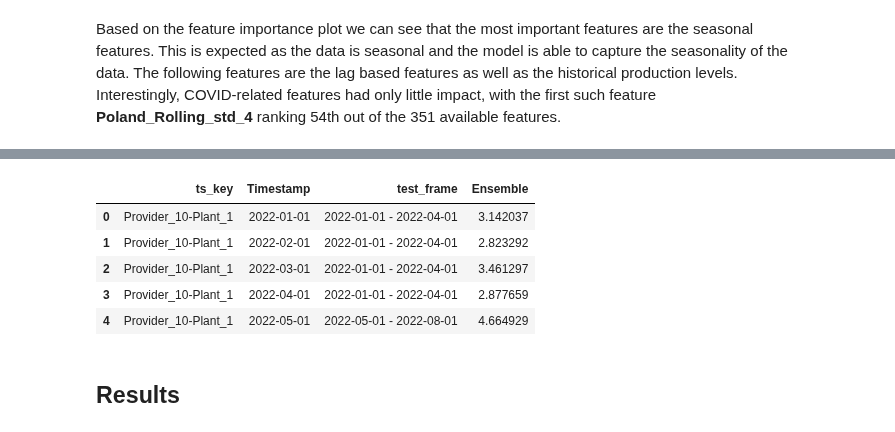
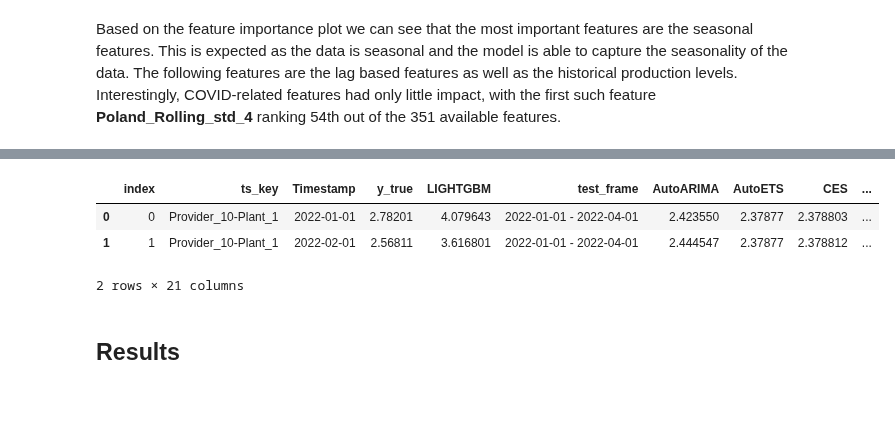
Before and after one commit to john2408/project_data_analytics, a Jupyter notebook: reports/report.ipynb, the cells around one changed output, grey strips where cells are left out. Saved outputs shown, nothing was run; the diff lists cells and outputs as text; code cells hidden in the pictures; blank space fills up the shorter version.

Commit message:
reducing report to 10 pages, models modules

```diff
--- a/reports/report.ipynb
+++ b/reports/report.ipynb
@@ -641,0 +395,2 @@ Object has been stored at ../models/stats_forecast.pkl.
+# %%
+lgbm_model, df_result_lgbm = main_lightgbm(df_timeseries_gold=df_timeseries_gold, shards=shards)
@@ -642,2 +408,3 @@ Object has been stored at ../models/stats_forecast.pkl.
 # %%
-df_stats_forecast = pd.read_parquet("../data/forecasts/stats_forecast.parquet")
+# df_stats_forecast = pd.read_parquet("../data/forecasts/stats_forecast.parquet")
+# df_result_lgbm = pd.read_parquet("../data/forecasts/lightgmb_forecast.parquet")
@@ -650,4 +410,0 @@ Now I will try out the Machine Learning Model known as boosted trees, in particu
-# %%
-import optuna
-optuna.logging.set_verbosity(optuna.logging.WARNING)
-lgb_model, df_result_lgbm = train_test_lightgbm(ts=df_timeseries_gold, shards=shards)
@@ -745,9 +425,0 @@ assert df_forecats.shape[1] != df_ensemble_forecast.shape[1], "There are duplica
-# %%
-df_ensemble_forecast.head()
-# %% [output]
-|  | ts_key | Timestamp | test_frame | Ensemble |
-| 0 | Provider_10-Plant_1 | 2022-01-01 | 2022-01-01 - 2022-04-01 | 3.142037 |
-| 1 | Provider_10-Plant_1 | 2022-02-01 | 2022-01-01 - 2022-04-01 | 2.823292 |
-| 2 | Provider_10-Plant_1 | 2022-03-01 | 2022-01-01 - 2022-04-01 | 3.461297 |
-| 3 | Provider_10-Plant_1 | 2022-04-01 | 2022-01-01 - 2022-04-01 | 2.877659 |
-| 4 | Provider_10-Plant_1 | 2022-05-01 | 2022-05-01 - 2022-08-01 | 4.664929 |
@@ -771,3 +426,14 @@ for model_name in model_names:
+# %%
+df_true, df_forecats, evaluation_df, model_names = ensemble_model(config=config,
+                                            df_result_lgbm=df_result_lgbm,
+                                            df_stats_forecast=df_stats_forecast)
+# %%
+evaluation_df.head(2)
+# %% [output]
+|  | index | ts_key | Timestamp | y_true | LIGHTGBM | test_frame | AutoARIMA | AutoETS | CES | ... |
+| 0 | 0 | Provider_10-Plant_1 | 2022-01-01 | 2.78201 | 4.079643 | 2022-01-01 - 2022-04-01 | 2.423550 | 2.37877 | 2.378803 | ... |
+| 1 | 1 | Provider_10-Plant_1 | 2022-02-01 | 2.56811 | 3.616801 | 2022-01-01 - 2022-04-01 | 2.444547 | 2.37877 | 2.378812 | ... |
+2 rows × 21 columns
 # %% [markdown]
 ## Results
 # %% [markdown]
```
Also changed, not shown: parts of 75 cells of this notebook, 10 other files.
